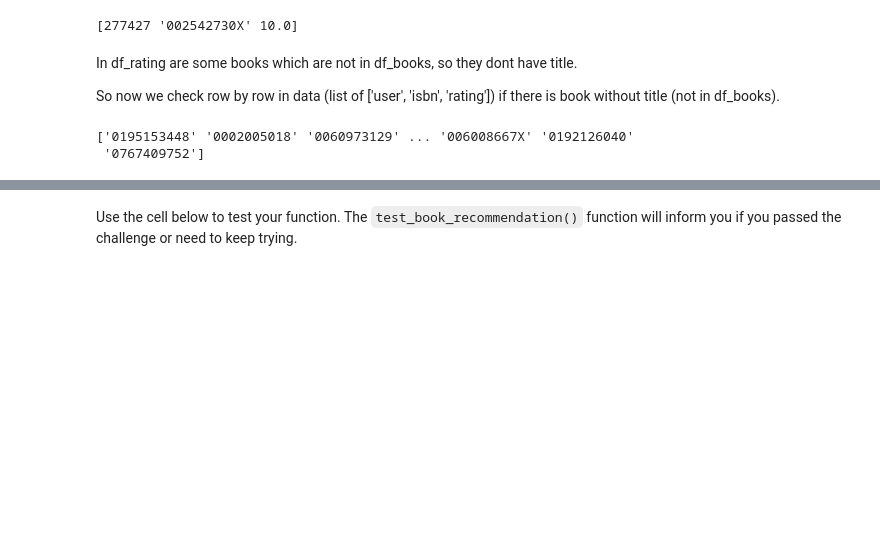
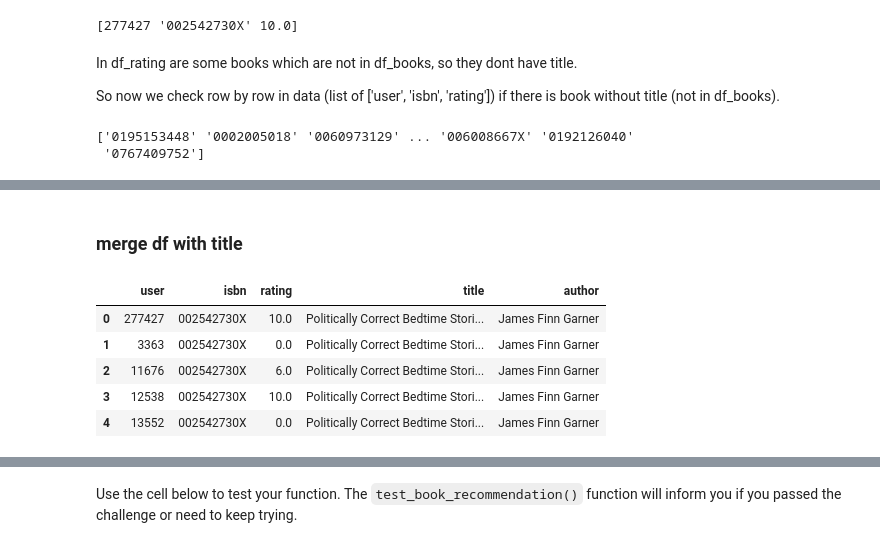
Before and after one commit to kalinosia/freeCodeCamp_Machine_Learning_with_Python, a Jupyter notebook: fcc_book_recommendation_knn.ipynb, the cells around one changed output, grey strips where cells are left out. Cells and saved outputs as stored; diff of their text form; code cells hidden in the pictures; blank space fills up the shorter version.

```diff
--- a/fcc_book_recommendation_knn.ipynb
+++ b/fcc_book_recommendation_knn.ipynb
@@ -509,0 +454,2 @@ def get_recommends(book = ""):
+# %% [markdown]
+### merge df with title
@@ -509,0 +458,9 @@ def get_recommends(book = ""):
+# %%
+df.head()
+# %% [output]
+|  | user | isbn | rating | title | author |
+| 0 | 277427 | 002542730X | 10.0 | Politically Correct Bedtime Stori... | James Finn Garner |
+| 1 | 3363 | 002542730X | 0.0 | Politically Correct Bedtime Stori... | James Finn Garner |
+| 2 | 11676 | 002542730X | 6.0 | Politically Correct Bedtime Stori... | James Finn Garner |
+| 3 | 12538 | 002542730X | 10.0 | Politically Correct Bedtime Stori... | James Finn Garner |
+| 4 | 13552 | 002542730X | 0.0 | Politically Correct Bedtime Stori... | James Finn Garner |
```
Also changed, not shown: parts of 73 cells of this notebook.
